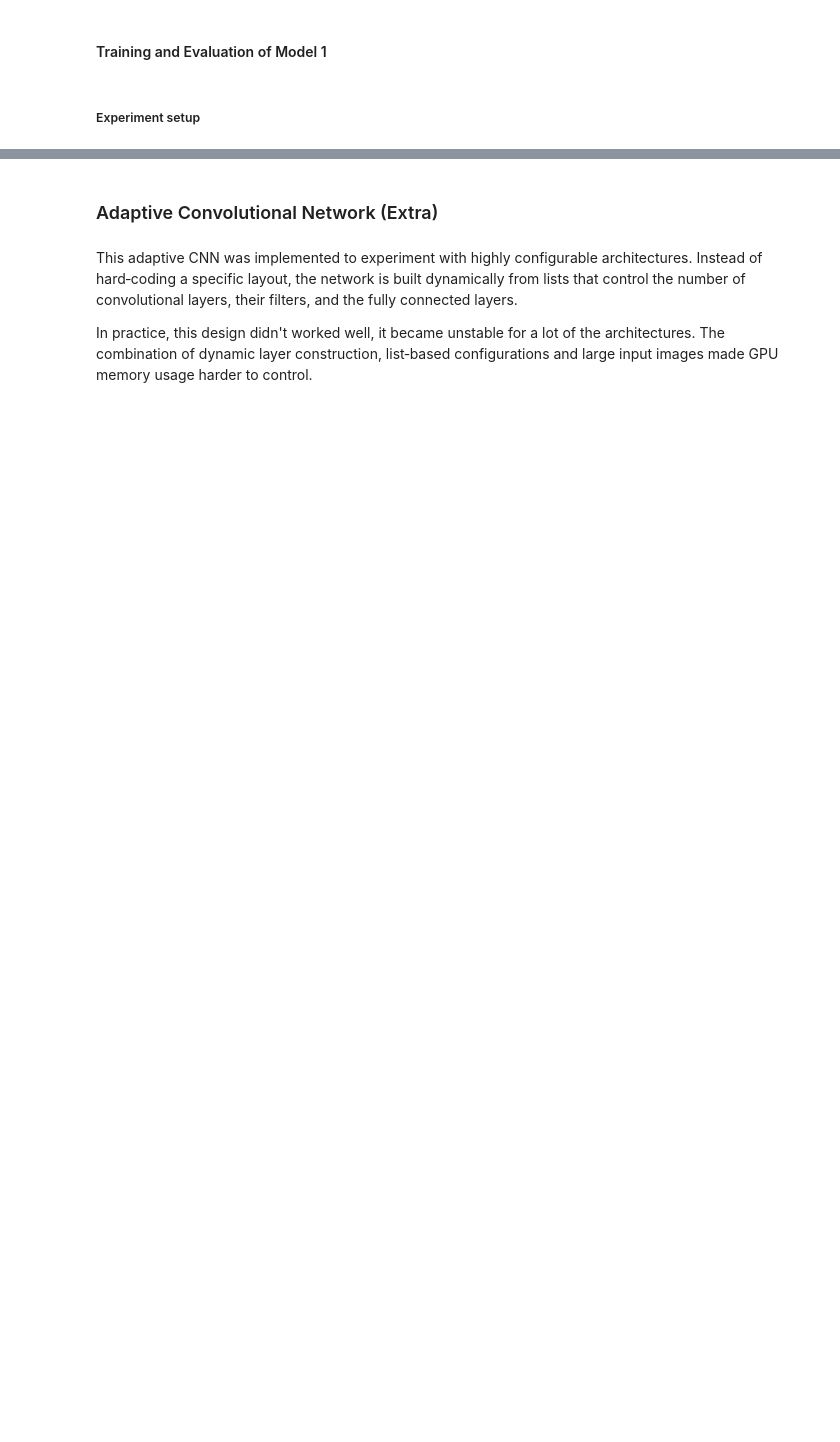
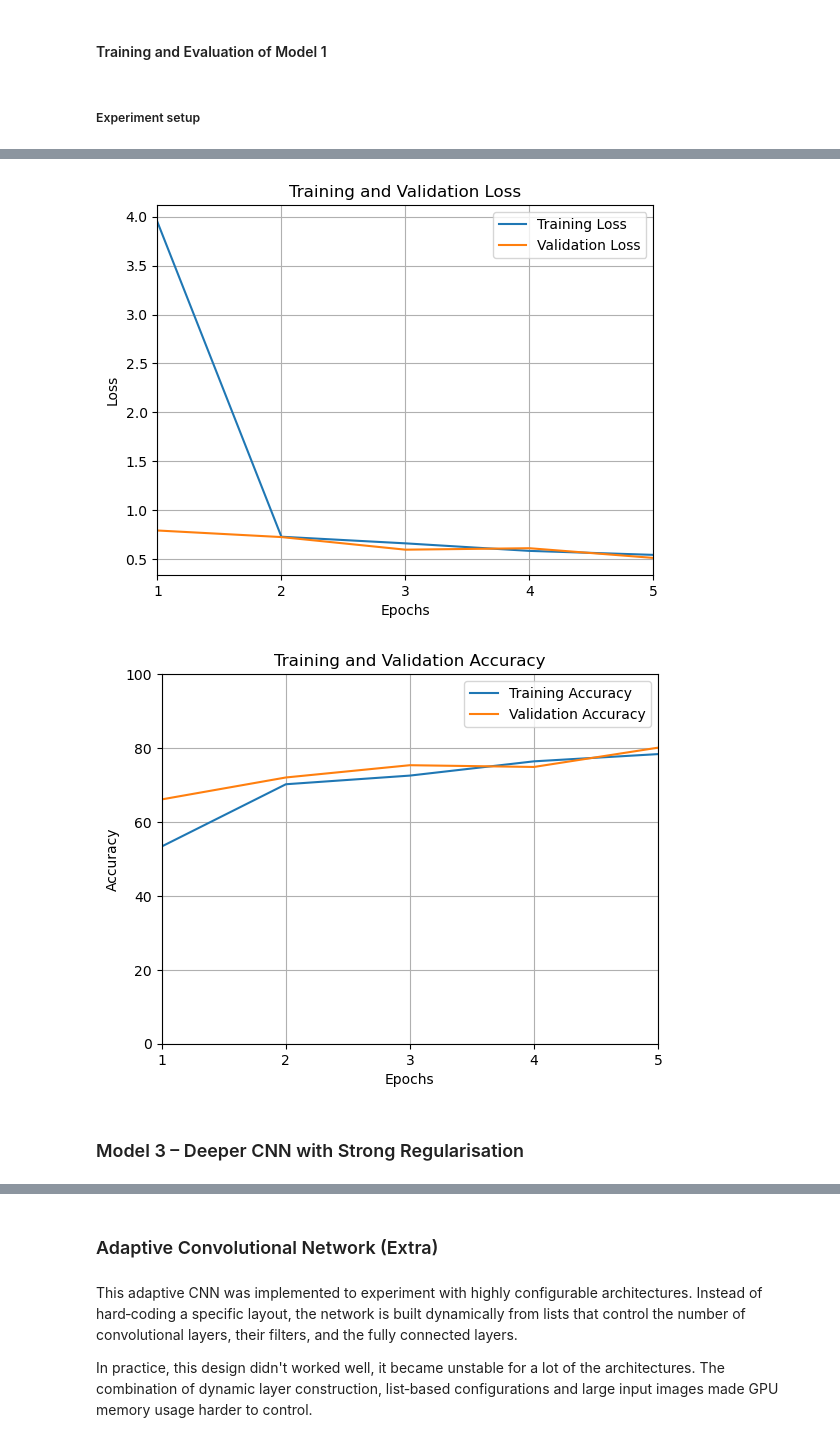
Before and after one commit to pabcablan/convolutional_neural_network, a Jupyter notebook: convolutional_neural_network.ipynb, the cells around one changed output, grey strips where cells are left out. Drawn from its saved outputs; the diff is of its cells as text; code cells hidden in the pictures; blank space fills up the shorter version.

```diff
--- a/convolutional_neural_network.ipynb
+++ b/convolutional_neural_network.ipynb
@@ -450,0 +574,7 @@ plot_metrics(total_train_loss, total_val_loss, total_train_acc, total_val_acc, s
+# %%
+plot_metrics(total_train_loss, total_val_loss, total_train_acc, total_val_acc, save_path=run_dir)
+# %% [output]
+[figure, added]
+[figure, added]
+# %% [markdown]
+### Model 3 – Deeper CNN with Strong Regularisation
```
Also changed, not shown: parts of 47 cells of this notebook.
